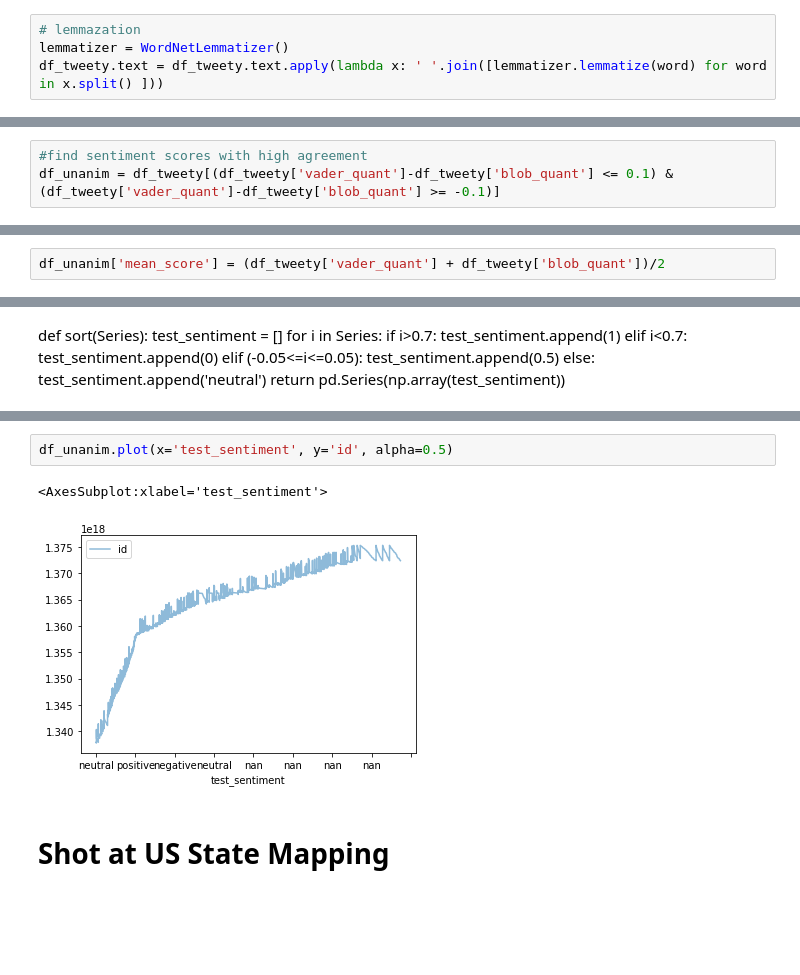
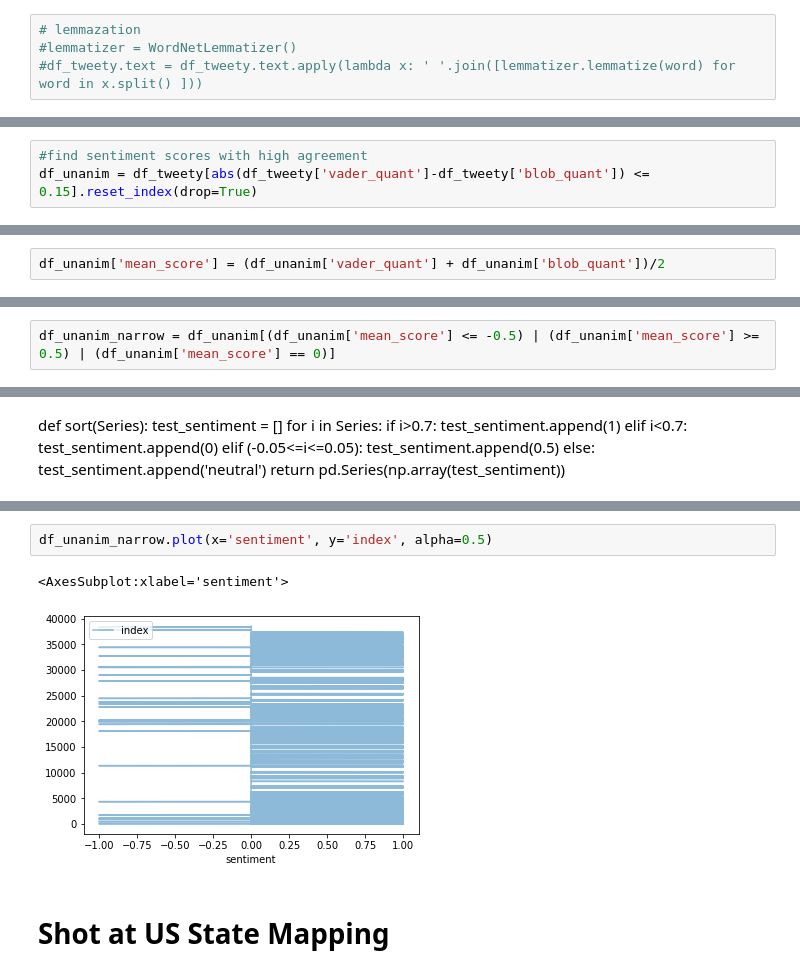
Before and after one commit to BiBa-01/Capstone_Covid, a Jupyter notebook: TweetsEDAquant.ipynb, the cells around one changed output, grey strips where cells are left out. Cells and saved outputs as stored; diff of their text form; blank space fills up the shorter version.

Commit message:
Tweets first models

```diff
--- a/TweetsEDAquant.ipynb
+++ b/TweetsEDAquant.ipynb
@@ -177,8 +192,8 @@ df_tweety.text = df_tweety.text.apply(lambda x:' '.join([word for word in x.spli
 #df_tweety.text = df_tweety.text.apply(lambda x: ' '.join([stemmer.stem(word) for word in x.split() ]))
 # %%
 # lemmazation
-lemmatizer = WordNetLemmatizer()
-df_tweety.text = df_tweety.text.apply(lambda x: ' '.join([lemmatizer.lemmatize(word) for word in x.split() ]))
+#lemmatizer = WordNetLemmatizer()
+#df_tweety.text = df_tweety.text.apply(lambda x: ' '.join([lemmatizer.lemmatize(word) for word in x.split() ]))
 # %% [markdown]
 Try to turn abbreviations into regular strings
 # %% [markdown]
@@ -275,7 +286,7 @@ df_tweety
 ## Create new frame with maximum value for allowed sentiment deviation between the measures
 # %%
 #find sentiment scores with high agreement
-df_unanim = df_tweety[(df_tweety['vader_quant']-df_tweety['blob_quant'] <= 0.1) & (df_tweety['vader_quant']-df_tweety['blob_quant'] >= -0.1)]
+df_unanim = df_tweety[abs(df_tweety['vader_quant']-df_tweety['blob_quant']) <= 0.15].reset_index(drop=True)
 # %%
 df_unanim.shape
 # %% [output]
@@ -289,2 +312,2 @@ dtype('float64')
 # %%
-df_unanim['mean_score'] = (df_tweety['vader_quant'] + df_tweety['blob_quant'])/2
+df_unanim['mean_score'] = (df_unanim['vader_quant'] + df_unanim['blob_quant'])/2
@@ -337,0 +385,2 @@ df_unanim.plot.scatter(x='id', y='mean_score', alpha=0.5)
+# %%
+df_unanim_narrow = df_unanim[(df_unanim['mean_score'] <= -0.5) | (df_unanim['mean_score'] >= 0.5) | (df_unanim['mean_score'] == 0)]
@@ -383,8 +467,8 @@ Name: test_sentiment, Length: 15467, dtype: object
 # %%
-df_unanim.plot(x='test_sentiment', y='id', alpha=0.5)
+df_unanim_narrow.plot(x='sentiment', y='index', alpha=0.5)
 # %% [output]
-<AxesSubplot:xlabel='test_sentiment'>
+<AxesSubplot:xlabel='sentiment'>
-[figure, old version]
+[figure, new version]
 # %% [markdown]
 # Shot at US State Mapping
 # %%
```
Also changed, not shown: parts of 32 cells of this notebook, 2 other files.
